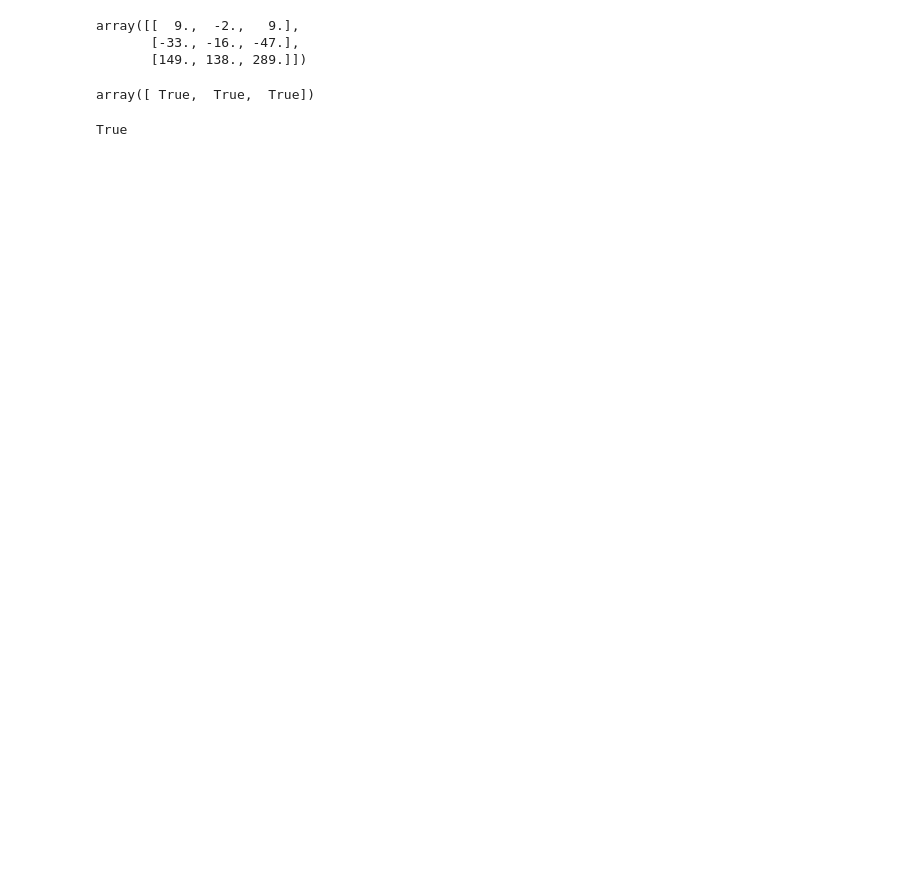
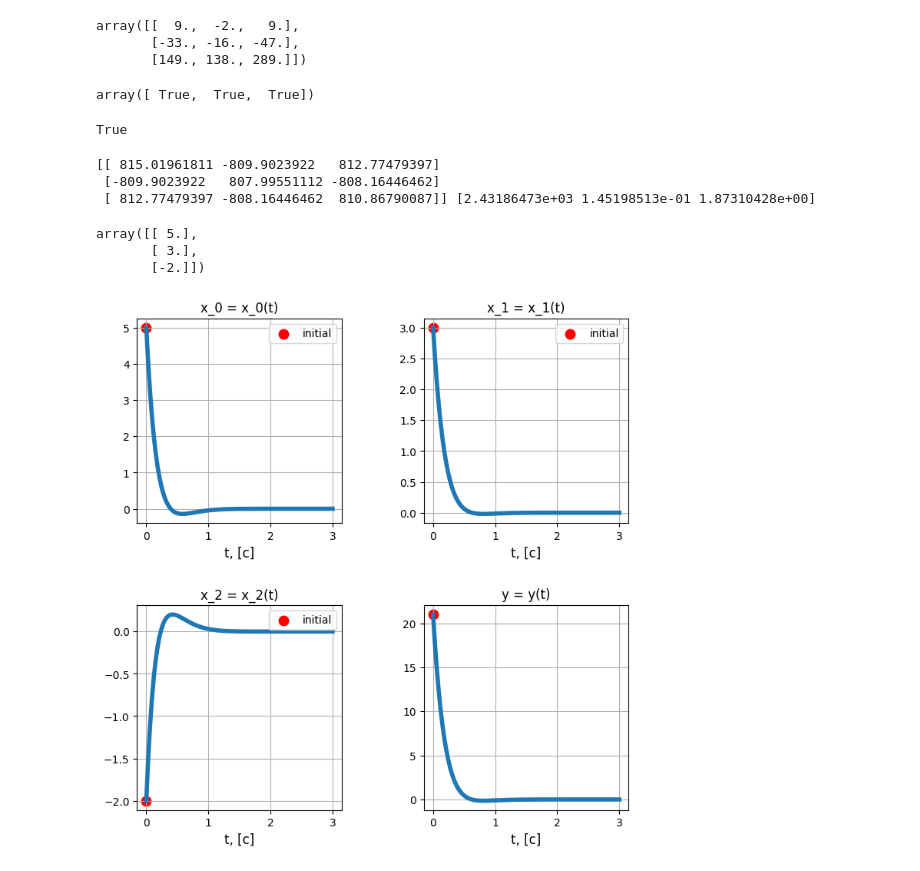
Before and after one commit to StriderOne/control-theory-labs, a Jupyter notebook: lab7/main.ipynb, the cells around one changed output. Cells and saved outputs as stored; diff of their text form; code cells hidden in the pictures; blank space fills up the shorter version.

Commit message:
almost comleted 3td task

```diff
--- a/lab7/main.ipynb
+++ b/lab7/main.ipynb
@@ -275,6 +280,7 @@ A = np.array([
     [8, -4, 5]
 ])
 C = np.array([[9, -2, 9]])
+y = lambda t: 21*np.exp(-5*t)*np.cos(2*t) - 7*np.exp(-5*t)*np.sin(2*t)
 # %%
 def get_observation_matrix(A, C):
     assert len(A.shape) == 2
@@ -354,3 +351,9 @@ def get_observability_gramian(A, C, t1):
     observability_gramian = integrate.quad_vec(lambda x: expm(A.T*x) @ C.T @ C @ expm(A*x), 0, t1)[0]
 
     return observability_gramian
+# %%
+def get_init_state(A, C, y, t1):
+    Q = get_observability_gramian(A, C, t1)
+    init_state = np.linalg.pinv(Q) @ integrate.quad_vec(lambda x: expm(A.T*x) @ C.T * y(x), 0, t1)[0]
+
+    return init_state
@@ -356,0 +367,25 @@ def get_observability_gramian(A, C, t1):
+# %%
+def plot_task3(A, C, y, times):
+
+    x0 = get_init_state(A, C, y, times[-1])
+    ss = control.ss(A, A * 0, C, C * 0)
+    res = control.forced_response(ss, X0=x0, U=0, T=times)
+    output = res.states
+
+    fig, axs = plt.subplots(2, 2, figsize=(8, 8))
+    plt.subplots_adjust(left=0.1, bottom=0.1, right=0.9, top=0.9, wspace=0.4,hspace=0.4)
+    for i in range(3):
+        axs[i//2, i % 2].plot(times, output[i], linewidth=4)
+        axs[i//2, i % 2].scatter(0, x0[i], color='r', linewidth=4, label='initial')
+        axs[i//2, i % 2].set_title(f'x_{i} = x_{i}(t)', fontsize=12)
+        axs[i//2, i % 2].set_xlabel(f"t, [c]", fontsize=12)
+        axs[i//2, i % 2].grid(True)
+        axs[i//2, i % 2].legend()
+
+
+    axs[1, 1].plot(times, res.outputs.reshape(-1), linewidth=4)
+    axs[1, 1].scatter(0, C @ x0, color='r', linewidth=4, label='initial')
+    axs[1, 1].set_title(f'y = y(t)', fontsize=12)
+    axs[1, 1].set_xlabel(f"t, [c]", fontsize=12)
+    axs[1, 1].grid(True)
+    return x0
@@ -369,2 +406,9 @@ check_system_observable(A, C, method='eigen_values_criteria')
 # %% [output]
 True
+# %%
+Q = get_observability_gramian(A, C, 3)
+print(Q, np.linalg.eig(Q)[0])
+# %% [output]
+[[ 815.01961811 -809.9023922   812.77479397]
+ [-809.9023922   807.99551112 -808.16446462]
+ [ 812.77479397 -808.16446462  810.86790087]] [2.43186473e+03 1.45198513e-01 1.87310428e+00]
@@ -370,0 +417,10 @@ True
+# %%
+t = np.linspace(0, 3, 100)
+X = get_restored_state(A, x0, t)
+# %%
+plot_task3(A, C, y, t)
+# %% [output]
+array([[ 5.],
+       [ 3.],
+       [-2.]])
+[figure, added]
```
Also changed, not shown: parts of 15 cells of this notebook.
